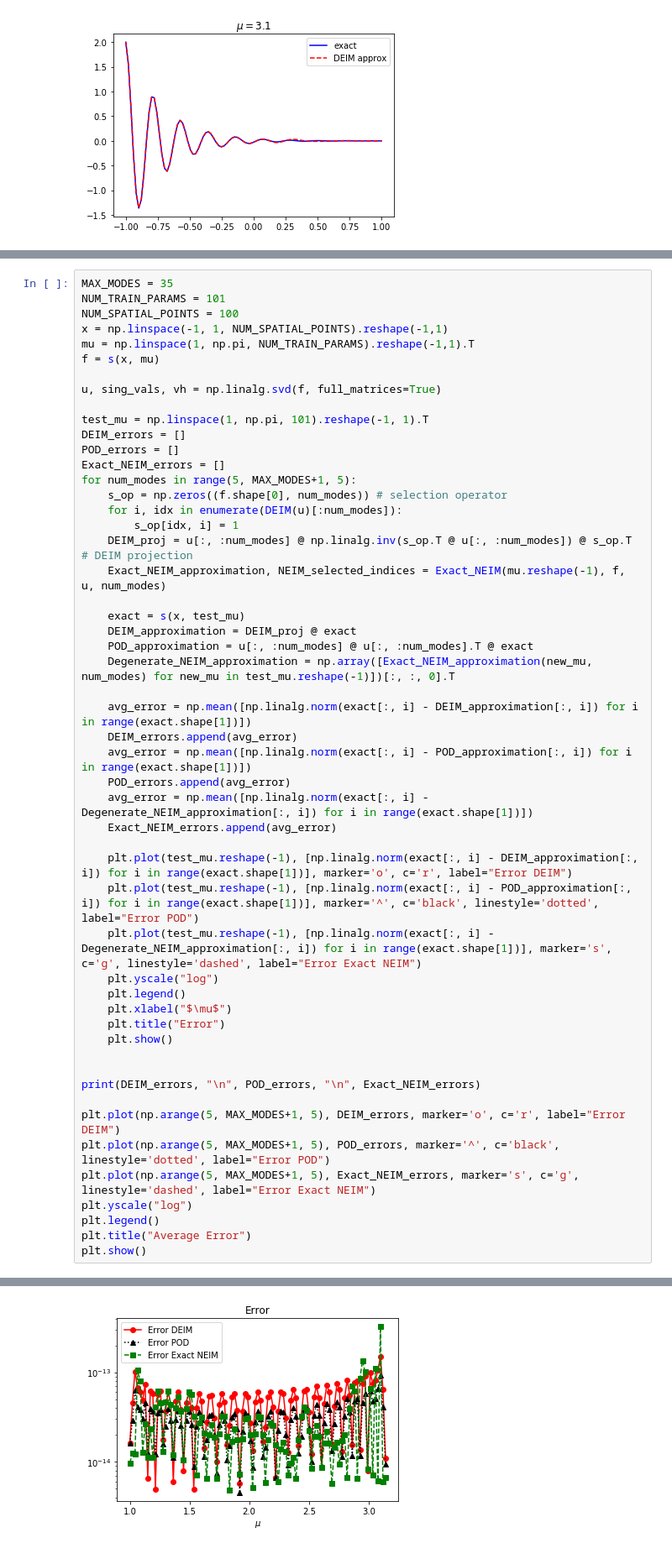
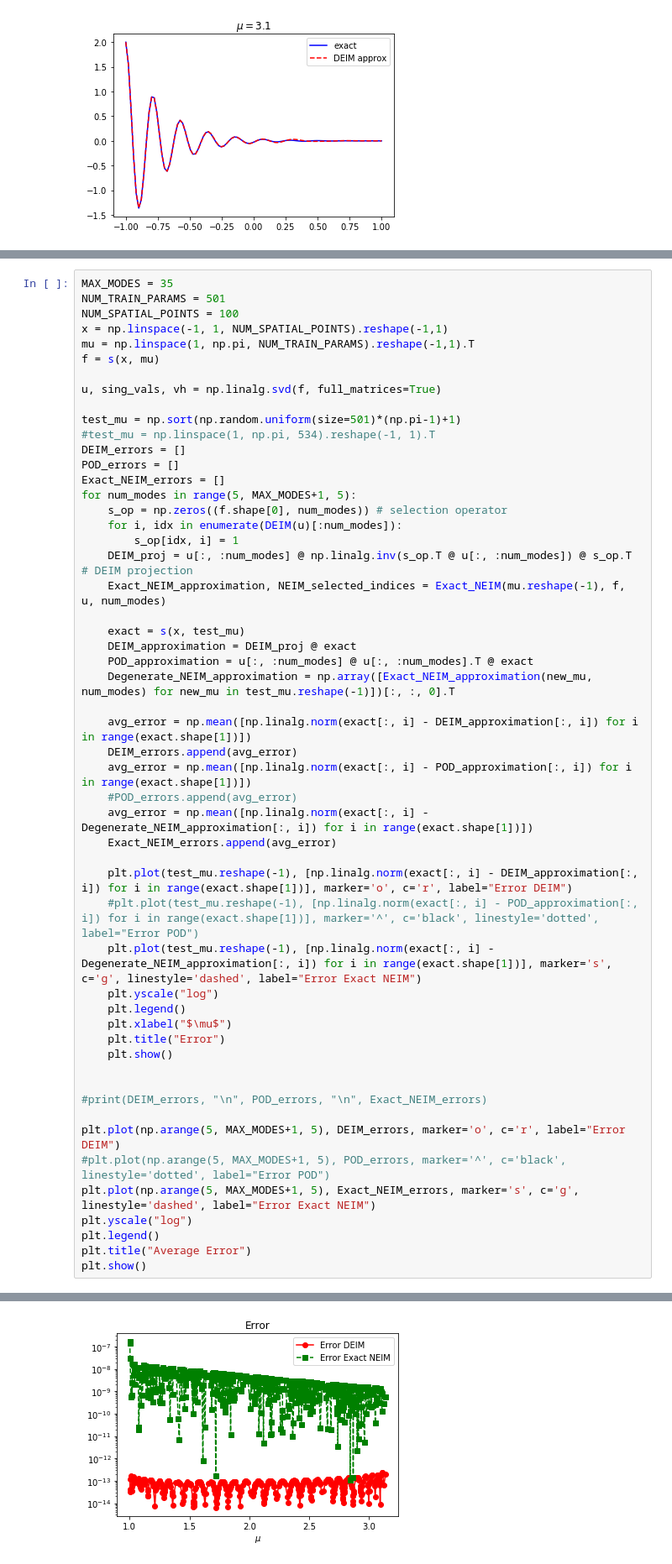
Before and after one commit to maxhirsch/NEIM, a Jupyter notebook: Function Approximation.ipynb, the cells around one changed output, grey strips where cells are left out. Shown at 84% size. Cells and saved outputs as stored; diff of their text form.

```diff
--- a/Function Approximation.ipynb
+++ b/Function Approximation.ipynb
@@ -159,6 +159,6 @@ Exact NEIM is the version of NEIM for nonlinearities which do not depend on solu
 # %%
 MAX_MODES = 35
-NUM_TRAIN_PARAMS = 101
+NUM_TRAIN_PARAMS = 501
 NUM_SPATIAL_POINTS = 100
 x = np.linspace(-1, 1, NUM_SPATIAL_POINTS).reshape(-1,1)
 mu = np.linspace(1, np.pi, NUM_TRAIN_PARAMS).reshape(-1,1).T
@@ -166,7 +166,8 @@ f = s(x, mu)
 
 u, sing_vals, vh = np.linalg.svd(f, full_matrices=True)
 
-test_mu = np.linspace(1, np.pi, 101).reshape(-1, 1).T
+test_mu = np.sort(np.random.uniform(size=501)*(np.pi-1)+1)
+#test_mu = np.linspace(1, np.pi, 534).reshape(-1, 1).T
 DEIM_errors = []
 POD_errors = []
 Exact_NEIM_errors = []
@@ -185,12 +186,12 @@ for num_modes in range(5, MAX_MODES+1, 5):
     avg_error = np.mean([np.linalg.norm(exact[:, i] - DEIM_approximation[:, i]) for i in range(exact.shape[1])])
     DEIM_errors.append(avg_error)
     avg_error = np.mean([np.linalg.norm(exact[:, i] - POD_approximation[:, i]) for i in range(exact.shape[1])])
-    POD_errors.append(avg_error)
+    #POD_errors.append(avg_error)
     avg_error = np.mean([np.linalg.norm(exact[:, i] - Degenerate_NEIM_approximation[:, i]) for i in range(exact.shape[1])])
     Exact_NEIM_errors.append(avg_error)
 
     plt.plot(test_mu.reshape(-1), [np.linalg.norm(exact[:, i] - DEIM_approximation[:, i]) for i in range(exact.shape[1])], marker='o', c='r', label="Error DEIM")
-    plt.plot(test_mu.reshape(-1), [np.linalg.norm(exact[:, i] - POD_approximation[:, i]) for i in range(exact.shape[1])], marker='^', c='black', linestyle='dotted', label="Error POD")
+    #plt.plot(test_mu.reshape(-1), [np.linalg.norm(exact[:, i] - POD_approximation[:, i]) for i in range(exact.shape[1])], marker='^', c='black', linestyle='dotted', label="Error POD")
     plt.plot(test_mu.reshape(-1), [np.linalg.norm(exact[:, i] - Degenerate_NEIM_approximation[:, i]) for i in range(exact.shape[1])], marker='s', c='g', linestyle='dashed', label="Error Exact NEIM")
     plt.yscale("log")
     plt.legend()
@@ -199,10 +200,10 @@ for num_modes in range(5, MAX_MODES+1, 5):
     plt.show()
 
 
-print(DEIM_errors, "\n", POD_errors, "\n", Exact_NEIM_errors)
+#print(DEIM_errors, "\n", POD_errors, "\n", Exact_NEIM_errors)
 
 plt.plot(np.arange(5, MAX_MODES+1, 5), DEIM_errors, marker='o', c='r', label="Error DEIM")
-plt.plot(np.arange(5, MAX_MODES+1, 5), POD_errors, marker='^', c='black', linestyle='dotted', label="Error POD")
+#plt.plot(np.arange(5, MAX_MODES+1, 5), POD_errors, marker='^', c='black', linestyle='dotted', label="Error POD")
 plt.plot(np.arange(5, MAX_MODES+1, 5), Exact_NEIM_errors, marker='s', c='g', linestyle='dashed', label="Error Exact NEIM")
 plt.yscale("log")
 plt.legend()
@@ -217 +218 @@ plt.show()
-[figure, old version]
+[figure, new version]
```
Also changed, not shown: parts of 2 cells of this notebook.
